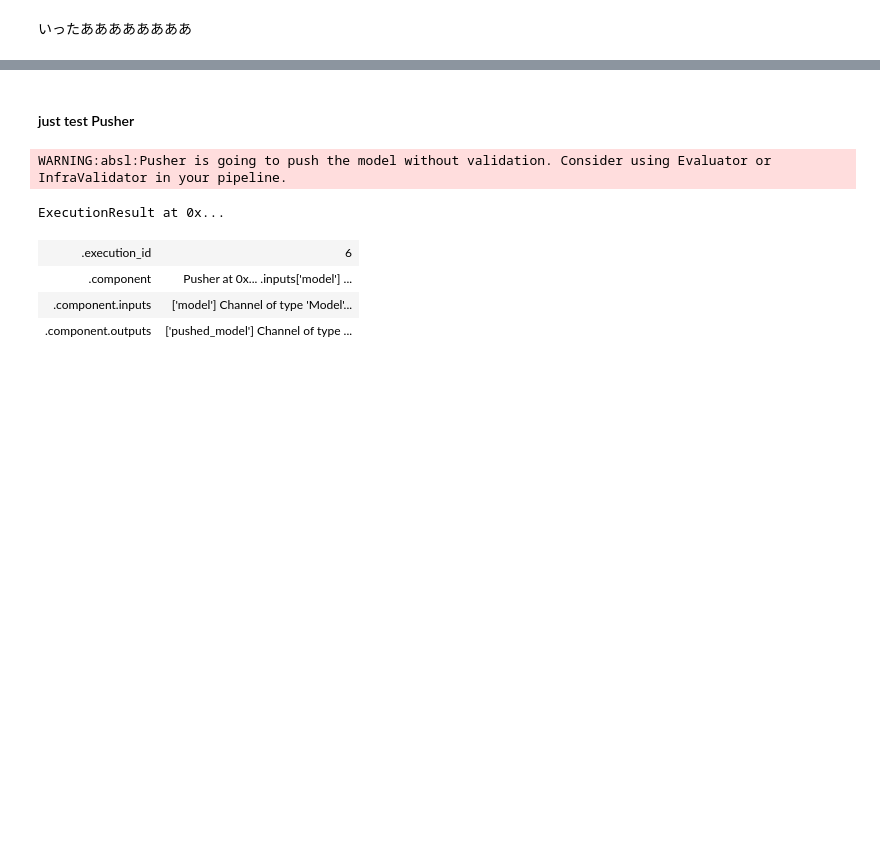
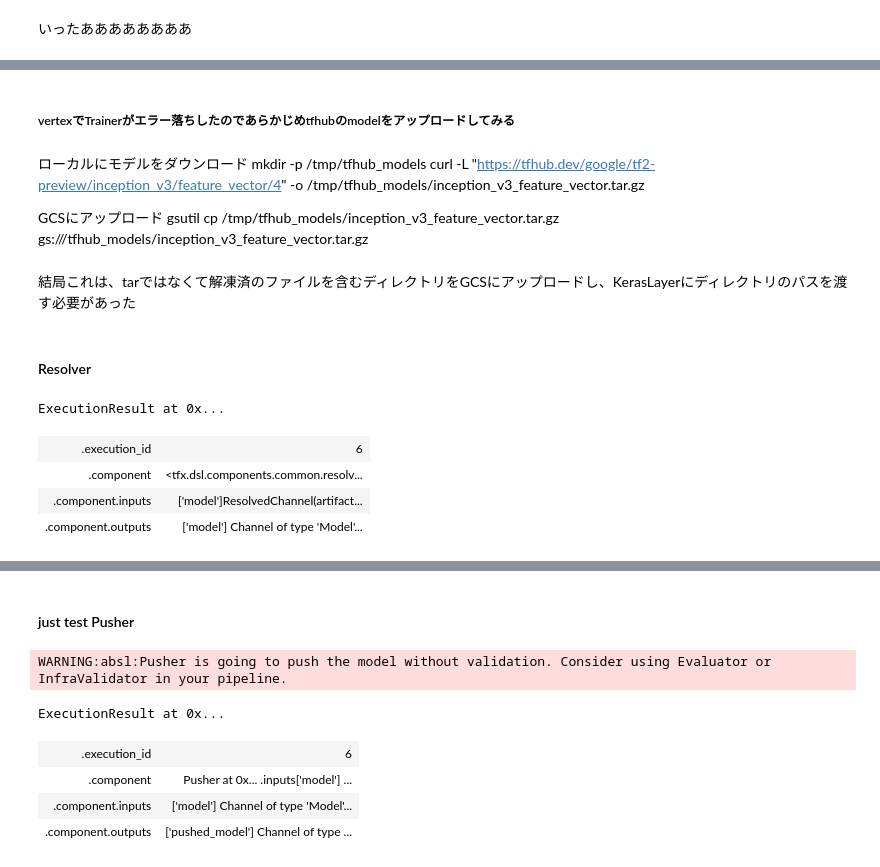
Before and after one commit to bipodboqid/SimpleMLPIpeline, a Jupyter notebook: Mdl01_Model/test_interactive_pipeline.ipynb, the cells around one changed output, grey strips where cells are left out. Saved outputs shown, nothing was run; the diff lists cells and outputs as text; code cells hidden in the pictures; blank space fills up the shorter version.

```diff
--- a/Mdl01_Model/test_interactive_pipeline.ipynb
+++ b/Mdl01_Model/test_interactive_pipeline.ipynb
@@ -516,0 +427,30 @@ evaluator = tfx.components.Evaluator(
+# %% [markdown]
+##### vertexでTrainerがエラー落ちしたのであらかじめtfhubのmodelをアップロードしてみる
+# %% [markdown]
+ローカルにモデルをダウンロード
+mkdir -p /tmp/tfhub_models
+curl -L "https://tfhub.dev/google/tf2-preview/inception_v3/feature_vector/4" -o /tmp/tfhub_models/inception_v3_feature_vector.tar.gz
+
+GCSにアップロード
+gsutil cp /tmp/tfhub_models/inception_v3_feature_vector.tar.gz gs://<your-bucket>/tfhub_models/inception_v3_feature_vector.tar.gz
+# %% [markdown]
+結局これは、tarではなくて解凍済のファイルを含むディレクトリをGCSにアップロードし、KerasLayerにディレクトリのパスを渡す必要があった
+# %% [markdown]
+#### Resolver
+# %%
+import tensorflow_model_analysis as tfma
+
+model_resolver = tfx.dsl.Resolver(
+            strategy_class=tfx.dsl.experimental.LatestBlessedModelStrategy,
+            model=tfx.dsl.Channel(type=tfx.types.standard_artifacts.Model),
+            model_blessing=tfx.dsl.Channel(
+                    type=tfx.types.standard_artifacts.ModelBlessing)).with_id(
+            'latest_blessed_model_resolver')
+
+context.run(model_resolver)
+# %% [output]
+ExecutionResult at 0x...
+| .execution_id | 6 |
+| .component | <tfx.dsl.components.common.resolv... |
+| .component.inputs | ['model']ResolvedChannel(artifact... |
+| .component.outputs | ['model'] Channel of type 'Model'... |
```
Also changed, not shown: parts of 86 cells of this notebook, 8 other files.
